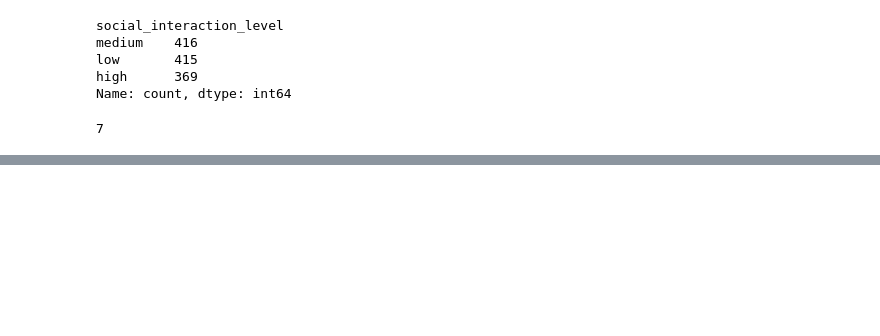
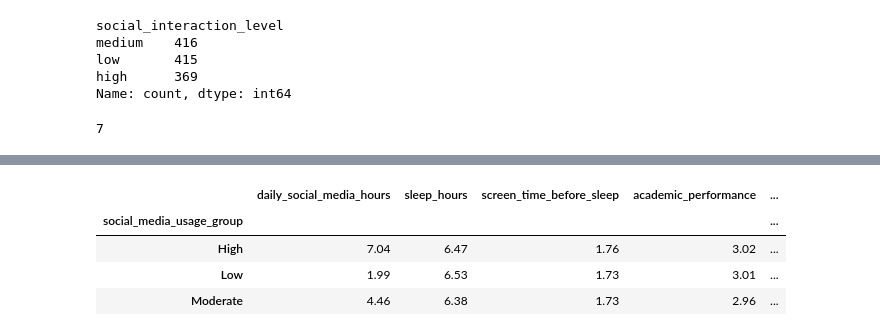
Before and after one commit to klidnenabrezi/data-modelling-kelompok-7, a Jupyter notebook: notebook/note-1.ipynb, the cells around one changed output, grey strips where cells are left out. Drawn from its saved outputs; the diff is of its cells as text; code cells hidden in the pictures; blank space fills up the shorter version.

```diff
--- a/notebook/note-1.ipynb
+++ b/notebook/note-1.ipynb
@@ -134,0 +242,18 @@ df['age'].nunique()
+# %%
+df.groupby("social_media_usage_group")[[
+    "daily_social_media_hours",
+    "sleep_hours",
+    "screen_time_before_sleep",
+    "academic_performance",
+    "physical_activity",
+    "stress_level",
+    "anxiety_level",
+    "addiction_level",
+    "mental_strain_score"
+]].mean().round(2)
+# %% [output]
+|  | daily_social_media_hours | sleep_hours | screen_time_before_sleep | academic_performance | ... |
+| social_media_usage_group |  |  |  |  | ... |
+| High | 7.04 | 6.47 | 1.76 | 3.02 | ... |
+| Low | 1.99 | 6.53 | 1.73 | 3.01 | ... |
+| Moderate | 4.46 | 6.38 | 1.73 | 2.96 | ... |
```
Also changed, not shown: parts of 11 cells of this notebook, 1 other file.
